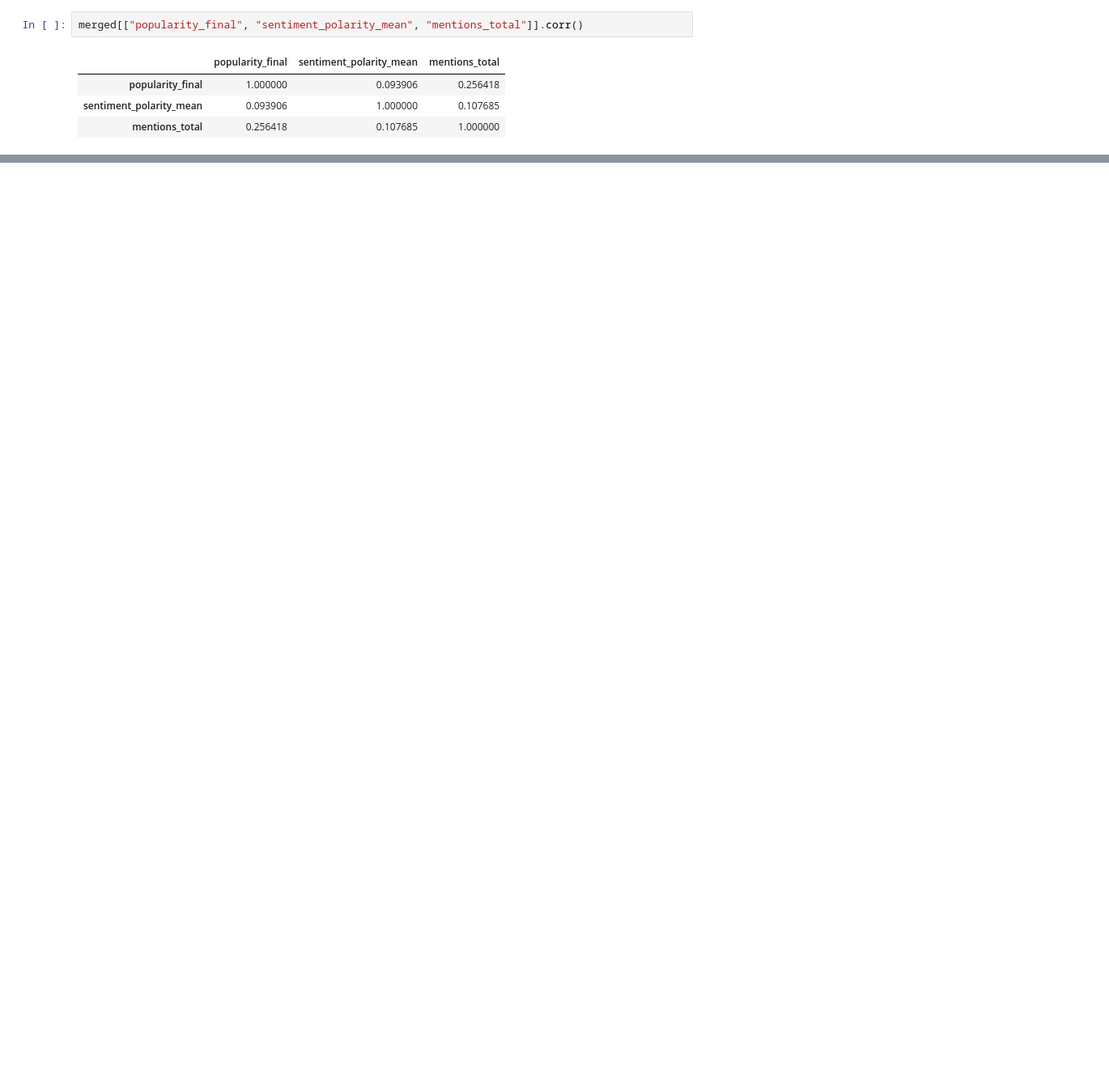
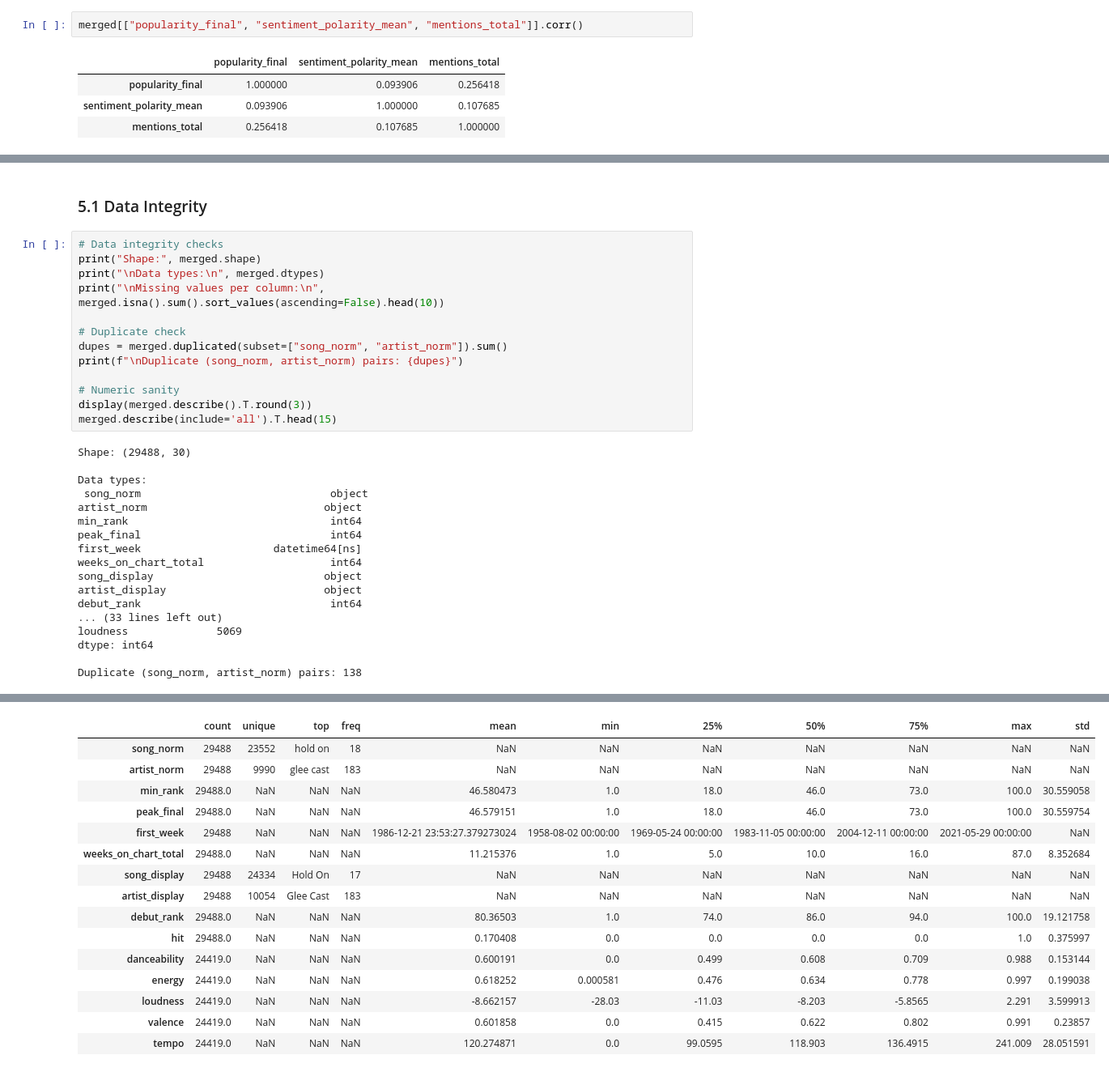
Before and after one commit to priyadarshanparida/media-success-prediction, a Jupyter notebook: code/media_success_prediction.ipynb, the cells around one changed output, grey strips where cells are left out. Shown at 81% size. Cells and saved outputs as stored; diff of their text form; blank space fills up the shorter version.

```diff
--- a/code/media_success_prediction.ipynb
+++ b/code/media_success_prediction.ipynb
@@ -579,0 +590,33 @@ Merged dataset exported to: ../data/merged.csv
+# %% [markdown]
+### 5.1 Data Integrity
+# %%
+# Data integrity checks
+print("Shape:", merged.shape)
+print("\nData types:\n", merged.dtypes)
+print("\nMissing values per column:\n", merged.isna().sum().sort_values(ascending=False).head(10))
+
+# Duplicate check
+dupes = merged.duplicated(subset=["song_norm", "artist_norm"]).sum()
+print(f"\nDuplicate (song_norm, artist_norm) pairs: {dupes}")
+
+# Numeric sanity
+display(merged.describe().T.round(3))
+merged.describe(include='all').T.head(15)
+# %% [output]
+Shape: (29488, 30)
+
+Data types:
+ song_norm                              object
+artist_norm                            object
+min_rank                                int64
+peak_final                              int64
+first_week                     datetime64[ns]
+weeks_on_chart_total                    int64
+song_display                           object
+artist_display                         object
+debut_rank                              int64
+... (33 lines left out)
+loudness              5069
+dtype: int64
+
+Duplicate (song_norm, artist_norm) pairs: 138
@@ -579,0 +640,16 @@ Merged dataset exported to: ../data/merged.csv
+|  | count | unique | top | freq | mean | min | 25% | 50% | 75% | max | std |
+| song_norm | 29488 | 23552 | hold on | 18 | NaN | NaN | NaN | NaN | NaN | NaN | NaN |
+| artist_norm | 29488 | 9990 | glee cast | 183 | NaN | NaN | NaN | NaN | NaN | NaN | NaN |
+| min_rank | 29488.0 | NaN | NaN | NaN | 46.580473 | 1.0 | 18.0 | 46.0 | 73.0 | 100.0 | 30.559058 |
+| peak_final | 29488.0 | NaN | NaN | NaN | 46.579151 | 1.0 | 18.0 | 46.0 | 73.0 | 100.0 | 30.559754 |
+| first_week | 29488 | NaN | NaN | NaN | 1986-12-21 23:53:27.379273024 | 1958-08-02 00:00:00 | 1969-05-24 00:00:00 | 1983-11-05 00:00:00 | 2004-12-11 00:00:00 | 2021-05-29 00:00:00 | NaN |
+| weeks_on_chart_total | 29488.0 | NaN | NaN | NaN | 11.215376 | 1.0 | 5.0 | 10.0 | 16.0 | 87.0 | 8.352684 |
+| song_display | 29488 | 24334 | Hold On | 17 | NaN | NaN | NaN | NaN | NaN | NaN | NaN |
+| artist_display | 29488 | 10054 | Glee Cast | 183 | NaN | NaN | NaN | NaN | NaN | NaN | NaN |
+| debut_rank | 29488.0 | NaN | NaN | NaN | 80.36503 | 1.0 | 74.0 | 86.0 | 94.0 | 100.0 | 19.121758 |
+| hit | 29488.0 | NaN | NaN | NaN | 0.170408 | 0.0 | 0.0 | 0.0 | 0.0 | 1.0 | 0.375997 |
+| danceability | 24419.0 | NaN | NaN | NaN | 0.600191 | 0.0 | 0.499 | 0.608 | 0.709 | 0.988 | 0.153144 |
+| energy | 24419.0 | NaN | NaN | NaN | 0.618252 | 0.000581 | 0.476 | 0.634 | 0.778 | 0.997 | 0.199038 |
+| loudness | 24419.0 | NaN | NaN | NaN | -8.662157 | -28.03 | -11.03 | -8.203 | -5.8565 | 2.291 | 3.599913 |
+| valence | 24419.0 | NaN | NaN | NaN | 0.601858 | 0.0 | 0.415 | 0.622 | 0.802 | 0.991 | 0.23857 |
+| tempo | 24419.0 | NaN | NaN | NaN | 120.274871 | 0.0 | 99.0595 | 118.903 | 136.4915 | 241.009 | 28.051591 |
```
Also changed, not shown: parts of 35 cells of this notebook.
